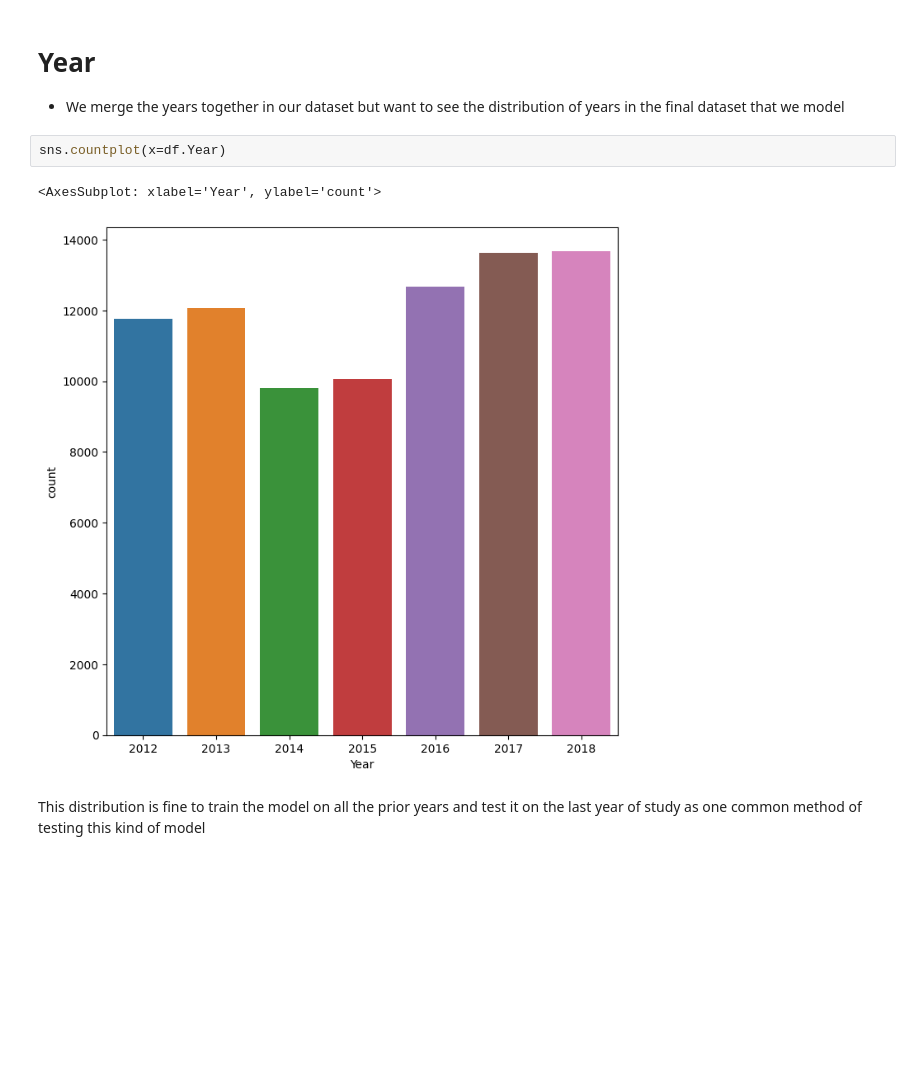
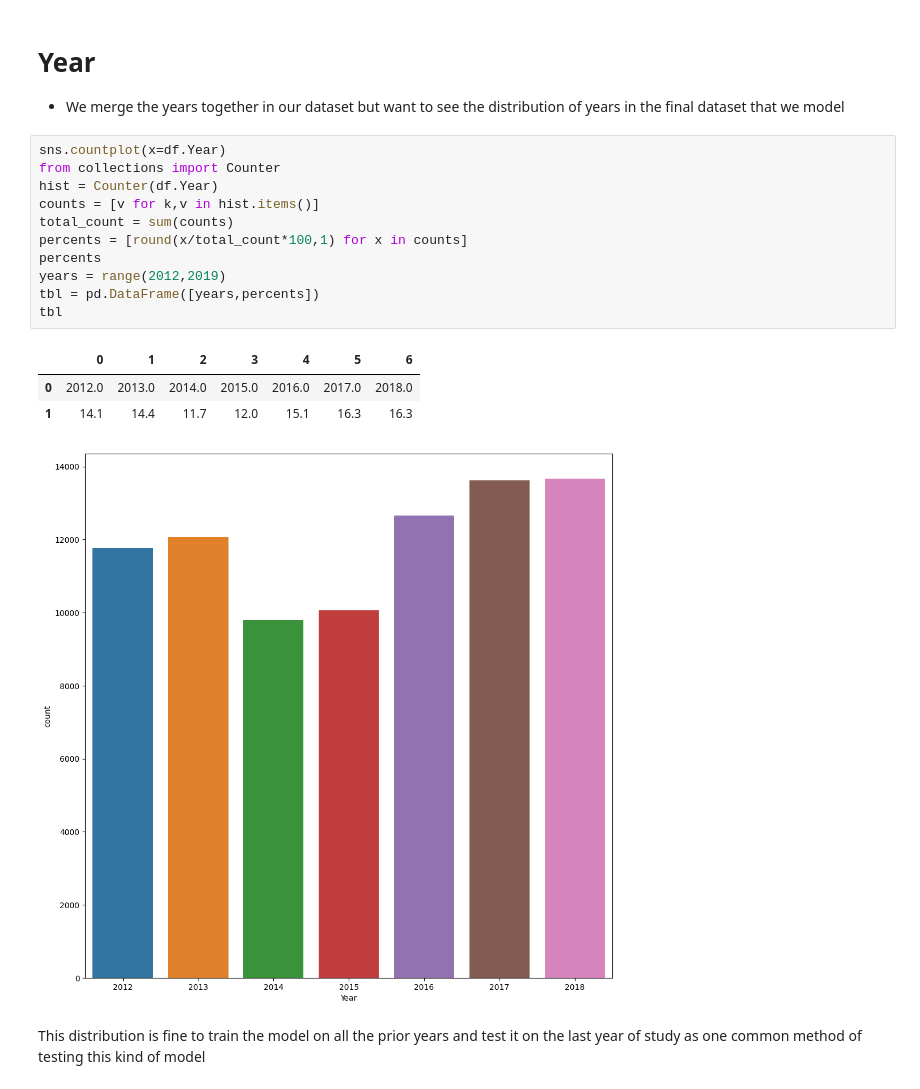
Before and after one commit to georgetown-analytics/student-outcomes, a Jupyter notebook: 2_Exploratory_Data_Analysis/eda.ipynb, the cells around one changed output. Saved outputs shown, nothing was run; the diff lists cells and outputs as text; blank space fills up the shorter version.

```diff
--- a/2_Exploratory_Data_Analysis/eda.ipynb
+++ b/2_Exploratory_Data_Analysis/eda.ipynb
@@ -219,11 +292,22 @@ sns.countplot(x=df.School_Type)
 # %% [markdown]
 # Year
 * We merge the years together in our dataset but want to see the distribution of years in the final dataset that we model
-# %%
-sns.countplot(x=df.Year)
-# %% [output]
-<AxesSubplot: xlabel='Year', ylabel='count'>
-[figure, removed]
+# %%
+sns.countplot(x=df.Year)
+from collections import Counter
+hist = Counter(df.Year)
+counts = [v for k,v in hist.items()]
+total_count = sum(counts)
+percents = [round(x/total_count*100,1) for x in counts]
+percents
+years = range(2012,2019)
+tbl = pd.DataFrame([years,percents])
+tbl
+# %% [output]
+|  | 0 | 1 | 2 | 3 | 4 | 5 | 6 |
+| 0 | 2012.0 | 2013.0 | 2014.0 | 2015.0 | 2016.0 | 2017.0 | 2018.0 |
+| 1 | 14.1 | 14.4 | 11.7 | 12.0 | 15.1 | 16.3 | 16.3 |
+[figure, added]
 # %% [markdown]
 This distribution is fine to train the model on all the prior years and test it on the last year of study as one common method of testing this kind of model
 # %% [markdown]
```
Also changed, not shown: parts of 4 cells of this notebook, 3 other files.
